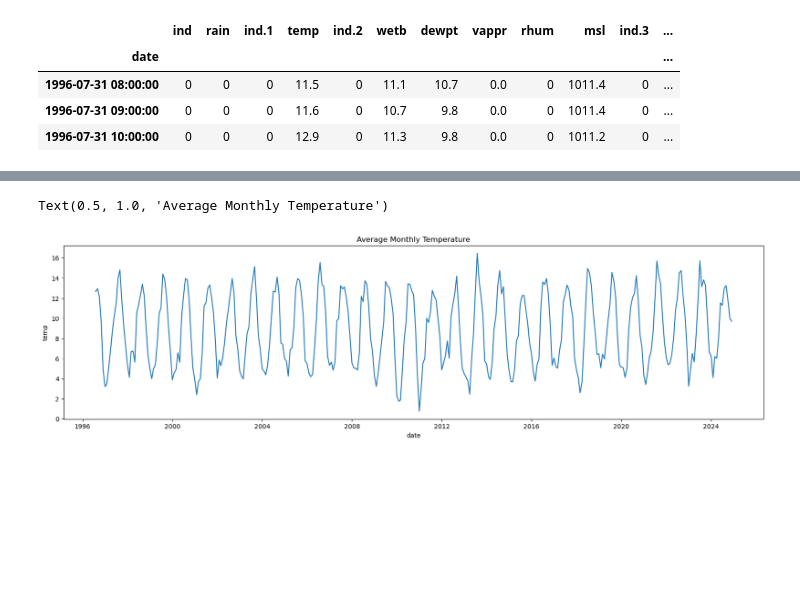
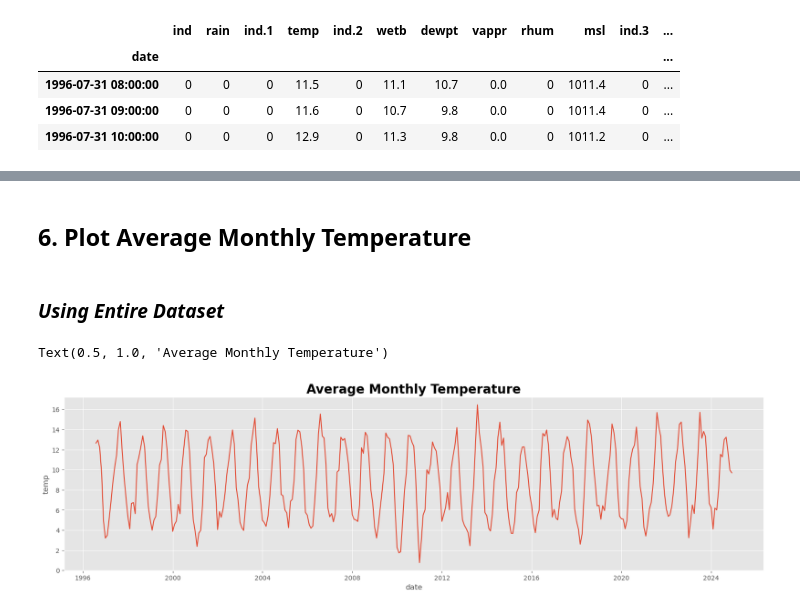
Before and after one commit to PaulShox/PFDA-assignments, a Jupyter notebook: Assignment_6/assignment_6_Weather.ipynb, the cells around one changed output, grey strips where cells are left out. Saved outputs shown, nothing was run; the diff lists cells and outputs as text; code cells hidden in the pictures; blank space fills up the shorter version.

```diff
--- a/Assignment_6/assignment_6_Weather.ipynb
+++ b/Assignment_6/assignment_6_Weather.ipynb
@@ -81,4 +93,6 @@ data.head(3)
 # %%
+# Plot Temperature
 fig = plt.subplots(figsize=(20, 5))
-sns.lineplot(data['temp']).set_title('Temperature', fontsize=20, fontweight='bold')
+plt.style.use('ggplot')
+sns.lineplot(data['temp']).set_title('Temperature 1996-2024', fontsize=20, fontweight='bold')
 # %% [output]
@@ -86,0 +103,6 @@ Text(0.5, 1.0, 'Temperature')
+# %%
+datefrom = '2019/01/01 00:00'
+dateto = '2019/01/03 23:00'
+fig = plt.subplots(figsize=(20, 5))
+plt.style.use('ggplot')
+sns.lineplot(data=data.loc[datefrom:dateto], x='date', y='temp').set_title('Temperature 1st - 3rd January 2019', fontsize=20, fontweight='bold')
@@ -87,7 +116,9 @@ Text(0.5, 1.0, 'Temperature')
 # %%
+# Plot Average Daily Temperature
 avg_d = data['temp'].resample('1d').mean()
 
 fig = plt.subplots(figsize=(20, 5))
-sns.lineplot(avg_d).set_title('Average Daily Temperature')
+plt.style.use('ggplot')
+sns.lineplot(avg_d).set_title('Average Daily Temperature', fontsize=20, fontweight='bold')
 # %% [output]
 Text(0.5, 1.0, 'Average Daily Temperature')
@@ -94,0 +128,8 @@ Text(0.5, 1.0, 'Average Daily Temperature')
+# %%
+avg_d = data['temp'].resample('1d').mean()
+datefrom = '2019/01/01'
+dateto = '2019/01/31'
+daily_avg = avg_d.loc[datefrom:dateto]
+fig = plt.subplots(figsize=(20, 5))
+plt.style.use('ggplot')
+sns.lineplot(daily_avg).set_title('Average Daily Temperature January 2019', fontsize=20, fontweight='bold')
@@ -95,8 +139,14 @@ Text(0.5, 1.0, 'Average Daily Temperature')
+# %% [markdown]
+## **6. Plot Average Monthly Temperature**
+# %% [markdown]
+### *Using Entire Dataset*
 # %%
+# Plot Average Monthly Temperature
 avg_m = data['temp'].resample('1m').mean()
 
 fig = plt.subplots(figsize=(20, 5))
-sns.lineplot(avg_m).set_title('Average Monthly Temperature')
+plt.style.use('ggplot')
+sns.lineplot(avg_m).set_title('Average Monthly Temperature', fontsize=20, fontweight='bold')
 # %% [output]
 Text(0.5, 1.0, 'Average Monthly Temperature')
-[figure, old version]
+[figure, new version]
```
Also changed, not shown: parts of 50 cells of this notebook.
